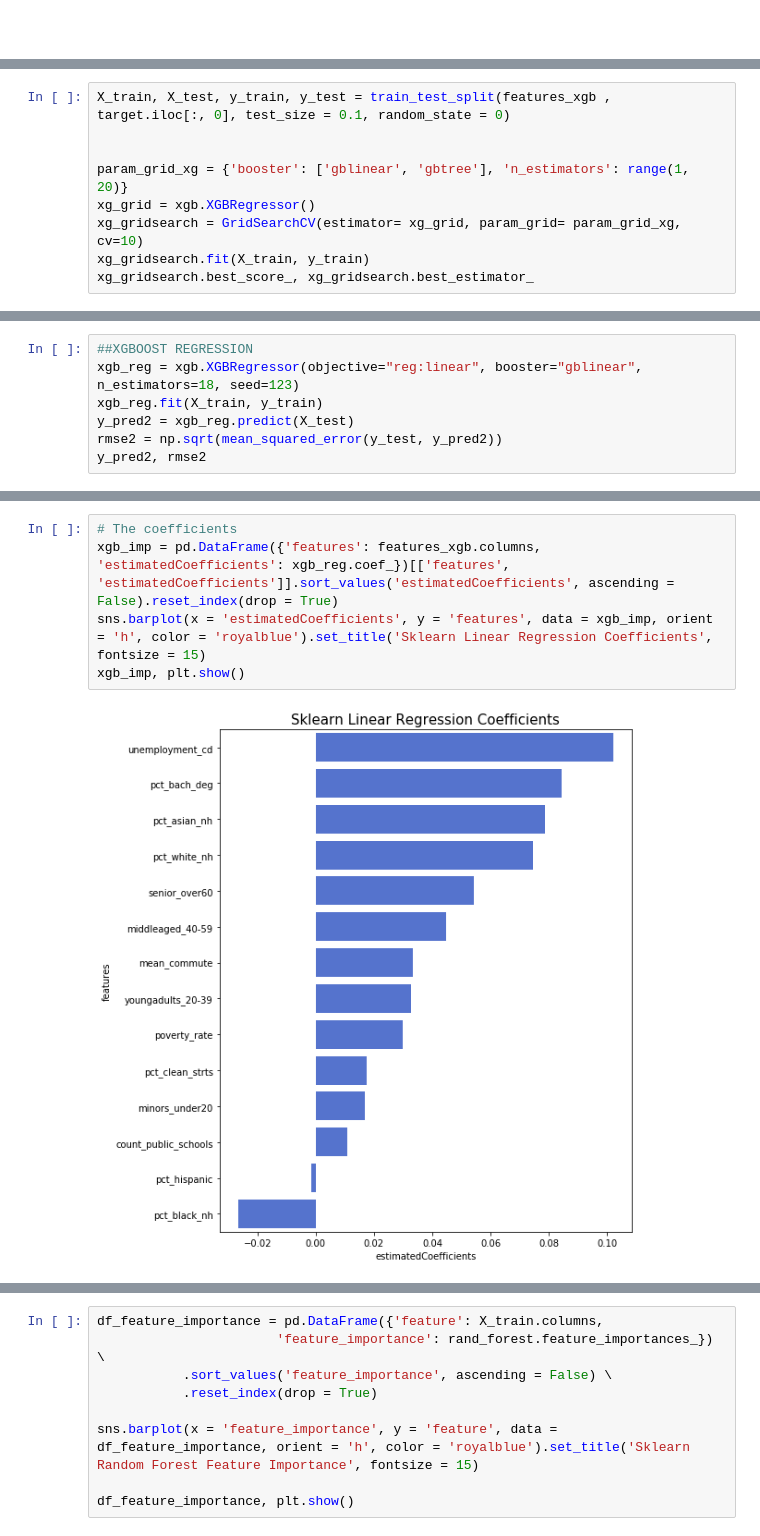
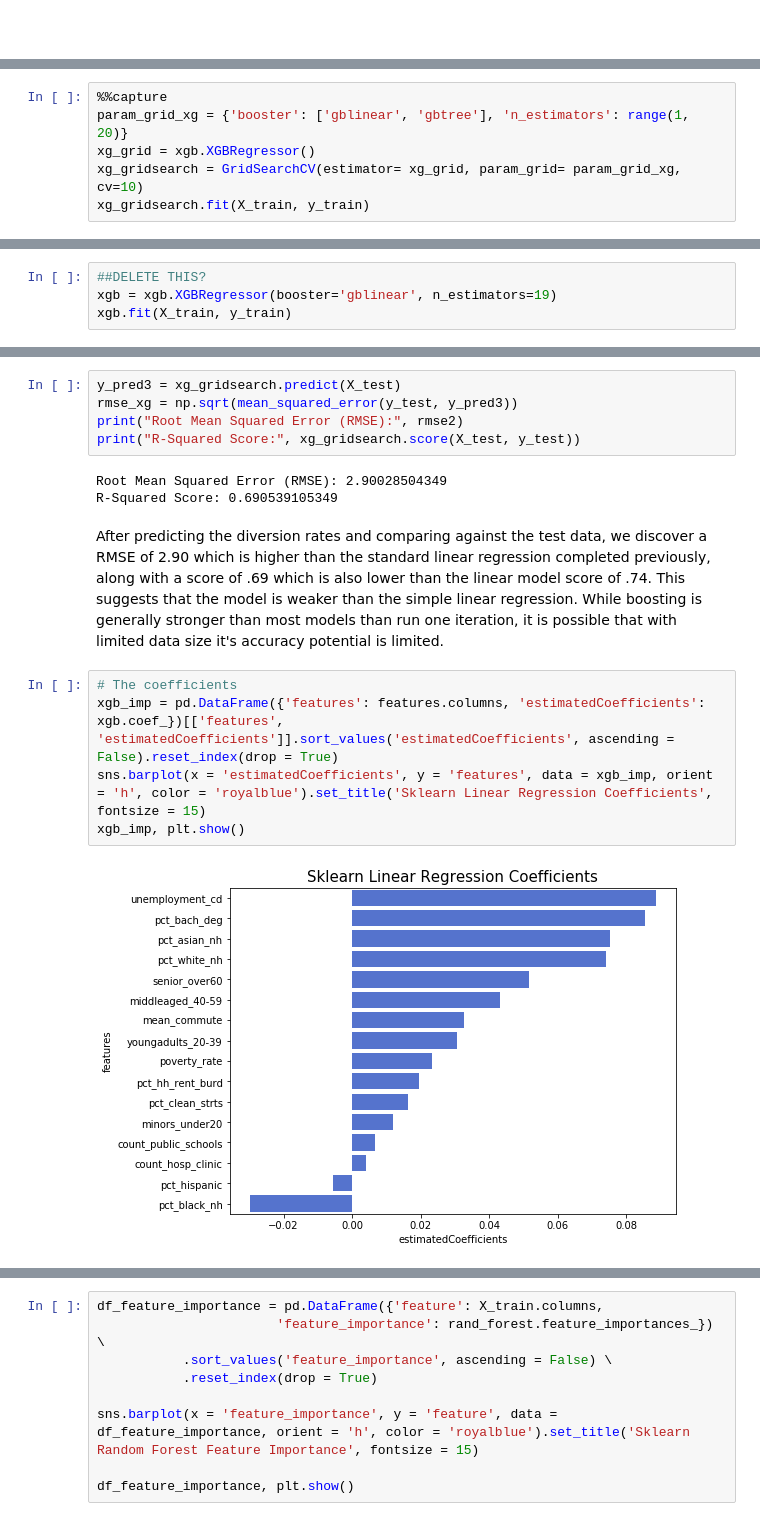
Before and after one commit to vsraja3/Springboard-Capstone-1, a Jupyter notebook: Capstone 1 - NYC Recycling - ML Report.ipynb, the cells around one changed output, grey strips where cells are left out. Drawn from its saved outputs; the diff is of its cells as text.

```diff
--- a/Capstone 1 - NYC Recycling - ML Report.ipynb
+++ b/Capstone 1 - NYC Recycling - ML Report.ipynb
@@ -395,9 +214,6 @@ Now that we've determined the optimum number of features to be 14 with a score o
 # %%
-X_train, X_test, y_train, y_test = train_test_split(features_xgb , target.iloc[:, 0], test_size = 0.1, random_state = 0)
-
-
+%%capture
 param_grid_xg = {'booster': ['gblinear', 'gbtree'], 'n_estimators': range(1, 20)}
 xg_grid = xgb.XGBRegressor()
 xg_gridsearch = GridSearchCV(estimator= xg_grid, param_grid= param_grid_xg, cv=10)
 xg_gridsearch.fit(X_train, y_train)
-xg_gridsearch.best_score_, xg_gridsearch.best_estimator_
@@ -611,7 +232,0 @@ After running the grid search, we've determined the optimal booster to be 'gblin
-# %%
-##XGBOOST REGRESSION
-xgb_reg = xgb.XGBRegressor(objective="reg:linear", booster="gblinear", n_estimators=18, seed=123)
-xgb_reg.fit(X_train, y_train)
-y_pred2 = xgb_reg.predict(X_test)
-rmse2 = np.sqrt(mean_squared_error(y_test, y_pred2))
-y_pred2, rmse2
@@ -623,0 +233,4 @@ As seen above, after predicting the diversion rates through the XGB regressor we
+# %%
+##DELETE THIS?
+xgb = xgb.XGBRegressor(booster='gblinear', n_estimators=19)
+xgb.fit(X_train, y_train)
@@ -624,8 +246,18 @@ As seen above, after predicting the diversion rates through the XGB regressor we
+# %%
+y_pred3 = xg_gridsearch.predict(X_test)
+rmse_xg = np.sqrt(mean_squared_error(y_test, y_pred3))
+print("Root Mean Squared Error (RMSE):", rmse2)
+print("R-Squared Score:", xg_gridsearch.score(X_test, y_test))
+# %% [output]
+Root Mean Squared Error (RMSE): 2.90028504349
+R-Squared Score: 0.690539105349
+# %% [markdown]
+After predicting the diversion rates and comparing against the test data, we discover a RMSE of 2.90 which is higher than the standard linear regression completed previously, along with a score of .69 which is also lower than the linear model score of .74. This suggests that the model is weaker than the simple linear regression. While boosting is generally stronger than most models than run one iteration, it is possible that with limited data size it's accuracy potential is limited.
 # %%
 # The coefficients
-xgb_imp = pd.DataFrame({'features': features_xgb.columns, 'estimatedCoefficients': xgb_reg.coef_})[['features', 'estimatedCoefficients']].sort_values('estimatedCoefficients', ascending = False).reset_index(drop = True)
+xgb_imp = pd.DataFrame({'features': features.columns, 'estimatedCoefficients': xgb.coef_})[['features', 'estimatedCoefficients']].sort_values('estimatedCoefficients', ascending = False).reset_index(drop = True)
 sns.barplot(x = 'estimatedCoefficients', y = 'features', data = xgb_imp, orient = 'h', color = 'royalblue').set_title('Sklearn Linear Regression Coefficients', fontsize = 15)
 xgb_imp, plt.show()
 # %% [output]
-[figure, old version]
+[figure, new version]
 (                features  estimatedCoefficients
```
Also changed, not shown: parts of 33 cells of this notebook.
